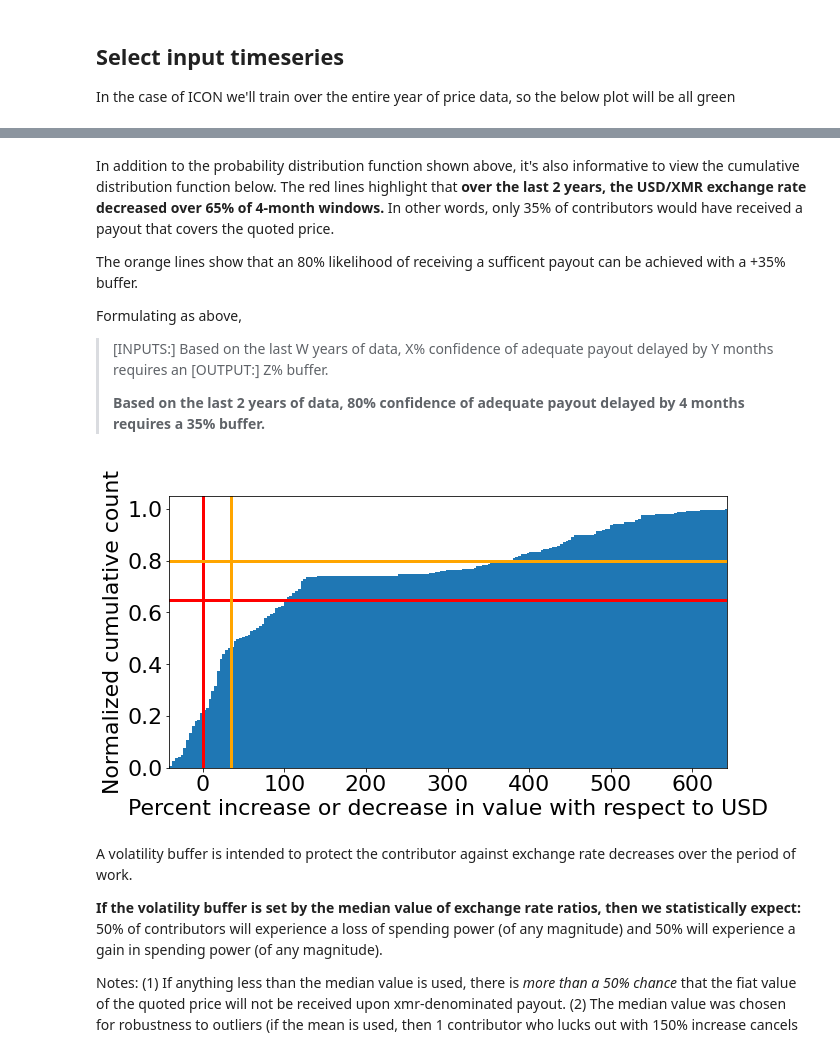
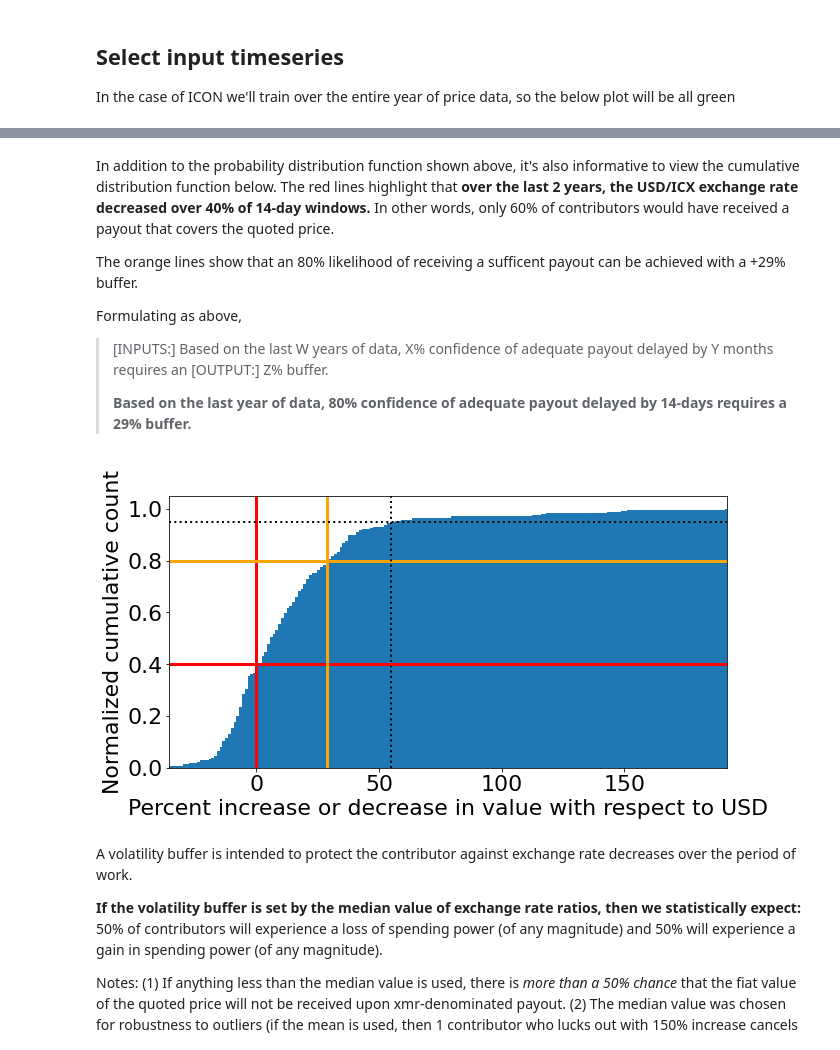
Before and after one commit to Mitchellpkt/volatility_analysis, a Jupyter notebook: volatility_analysis.ipynb, the cells around one changed output, grey strips where cells are left out. Cells and saved outputs as stored; diff of their text form; code cells hidden in the pictures.

```diff
--- a/volatility_analysis.ipynb
+++ b/volatility_analysis.ipynb
@@ -18,7 +18,7 @@ Window width depends on each project's timeline and the timeseries length is som
 # %% [markdown]
 ## Set model parameters
 # %%
-days_quote_to_pay = 120;  # width of sliding window
+days_quote_to_pay = 14;  # width of sliding window
 timeseries_length_days = 364  # almost 1 year
 path_to_price_data = 'data/icx_exchange_rate_all.csv';
 asset_full_name = 'ICON'
@@ -104,26 +101,28 @@ plt.axvline(x=0, color='black');
 # %% [markdown]
-In addition to the probability distribution function shown above, it's also informative to view the cumulative distribution function below. The red lines highlight that **over the last 2 years, the USD/XMR exchange rate decreased over 65% of 4-month windows.** In other words, only 35% of contributors would have received a payout that covers the quoted price.
+In addition to the probability distribution function shown above, it's also informative to view the cumulative distribution function below. The red lines highlight that **over the last 2 years, the USD/ICX exchange rate decreased over 40% of 14-day windows.** In other words, only 60% of contributors would have received a payout that covers the quoted price.
 
-The orange lines show that an 80% likelihood of receiving a sufficent payout can be achieved with a +35% buffer.
+The orange lines show that an 80% likelihood of receiving a sufficent payout can be achieved with a +29% buffer.
 
 Formulating as above,
 
 >[INPUTS:] Based on the last W years of data, X% confidence of adequate payout delayed by Y months requires an
 [OUTPUT:] Z% buffer.
 >
-> **Based on the last 2 years of data, 80% confidence of adequate payout delayed by 4 months requires a 35% buffer.**
+> **Based on the last year of data, 80% confidence of adequate payout delayed by 14-days requires a 29% buffer.**
 # %%
 f = plt.figure(figsize=(10, 5), facecolor='white');
 plt.hist(df['gain_loss'].dropna(), bins=200, cumulative=True, density=True);
 plt.xlabel("Percent increase or decrease in value with respect to USD");
 plt.ylabel('Normalized cumulative count');
 plt.xlim((min(df['gain_loss'].dropna()), max(df['gain_loss'].dropna())));
-plt.axhline(y=0.65, color='red', linewidth=3);
+plt.axhline(y=0.4, color='red', linewidth=3);
 plt.axvline(x=0, color='red', linewidth=3);
 plt.axhline(y=0.80, color='orange', linewidth=3);
-plt.axvline(x=35, color='orange', linewidth=3);
+plt.axvline(x=29, color='orange', linewidth=3);
+plt.axhline(y=0.95, color='black', linewidth=2, linestyle=":");
+plt.axvline(x=55, color='black', linewidth=2, linestyle=":");
 # %% [output]
-[figure, old version]
+[figure, new version]
 # %% [markdown]
 A volatility buffer is intended to protect the contributor against exchange rate decreases over the period of work.
 
```
Also changed, not shown: parts of 6 cells of this notebook, 1 other file.
